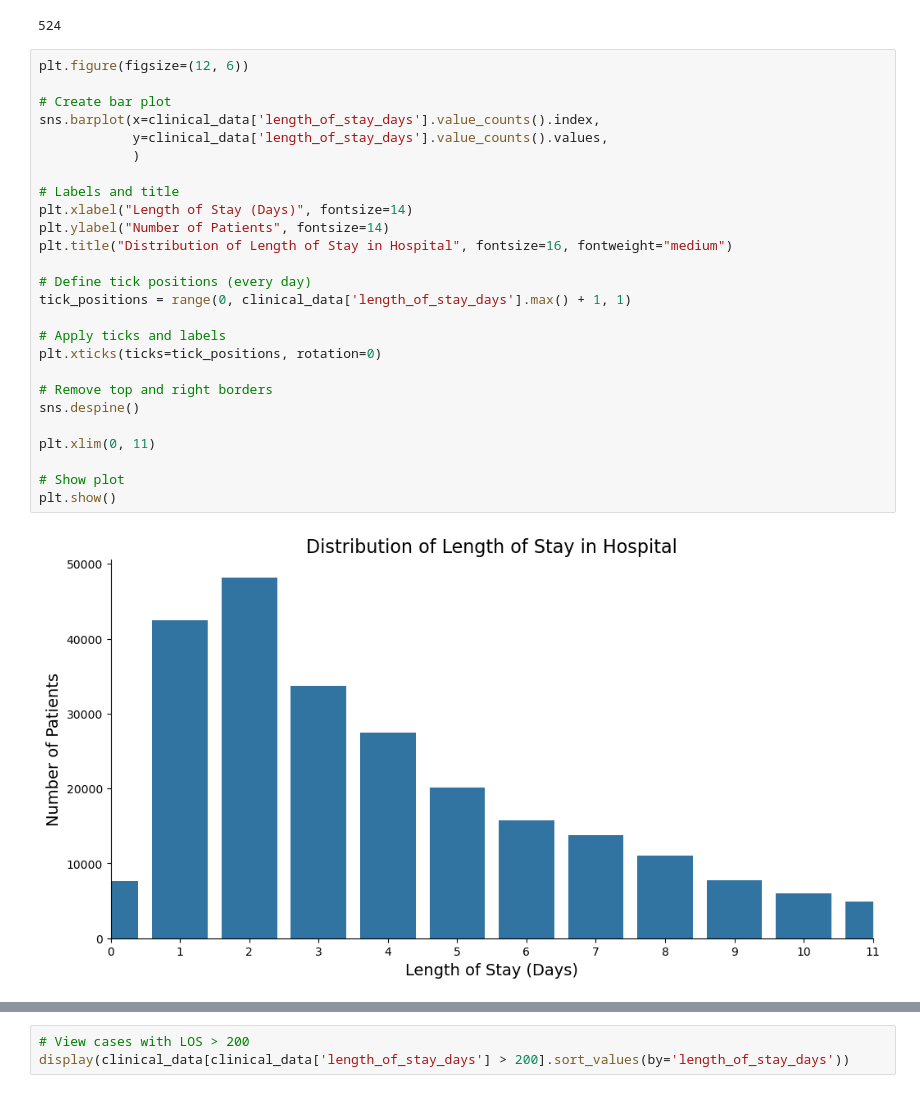
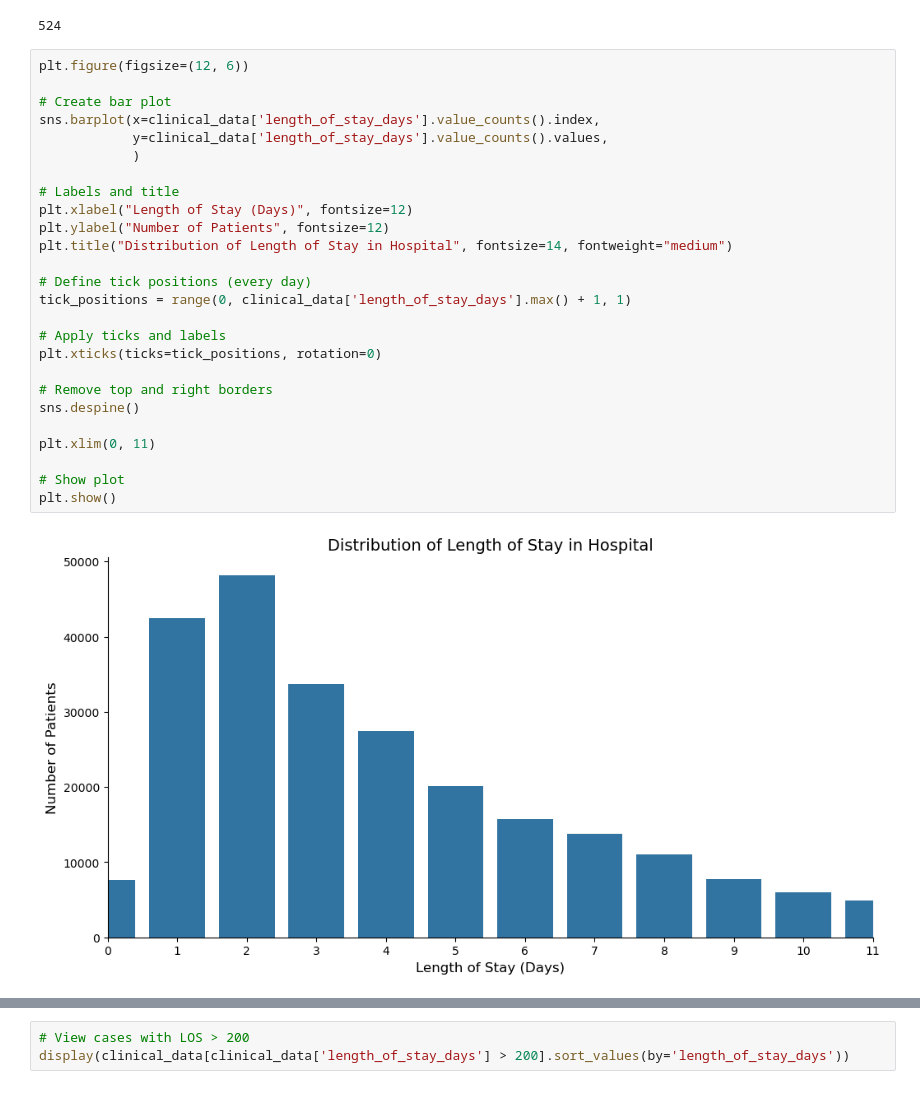
Before and after one commit to Yokopa/hospital-stay-discharge-prediction, a Jupyter notebook: code/2_data_cleaning_eda_clinical.ipynb, the cells around one changed output, grey strips where cells are left out. Drawn from its saved outputs; the diff is of its cells as text.

```diff
--- a/code/2_data_cleaning_eda_clinical.ipynb
+++ b/code/2_data_cleaning_eda_clinical.ipynb
@@ -274,28 +289,28 @@ clinical_data['length_of_stay_days'].max()
 # %%
 plt.figure(figsize=(12, 6))
 
 # Create bar plot
 sns.barplot(x=clinical_data['length_of_stay_days'].value_counts().index,
             y=clinical_data['length_of_stay_days'].value_counts().values,
             )
 
 # Labels and title
-plt.xlabel("Length of Stay (Days)", fontsize=14)
-plt.ylabel("Number of Patients", fontsize=14)
-plt.title("Distribution of Length of Stay in Hospital", fontsize=16, fontweight="medium")
+plt.xlabel("Length of Stay (Days)", fontsize=12)
+plt.ylabel("Number of Patients", fontsize=12)
+plt.title("Distribution of Length of Stay in Hospital", fontsize=14, fontweight="medium")
 
 # Define tick positions (every day)
 tick_positions = range(0, clinical_data['length_of_stay_days'].max() + 1, 1)
 
 # Apply ticks and labels
 plt.xticks(ticks=tick_positions, rotation=0)
 
 # Remove top and right borders
 sns.despine()
 
 plt.xlim(0, 11)
 
 # Show plot
 plt.show()
 # %% [output]
-[figure, old version]
+[figure, new version]
```
Also changed, not shown: parts of 6 cells of this notebook.
